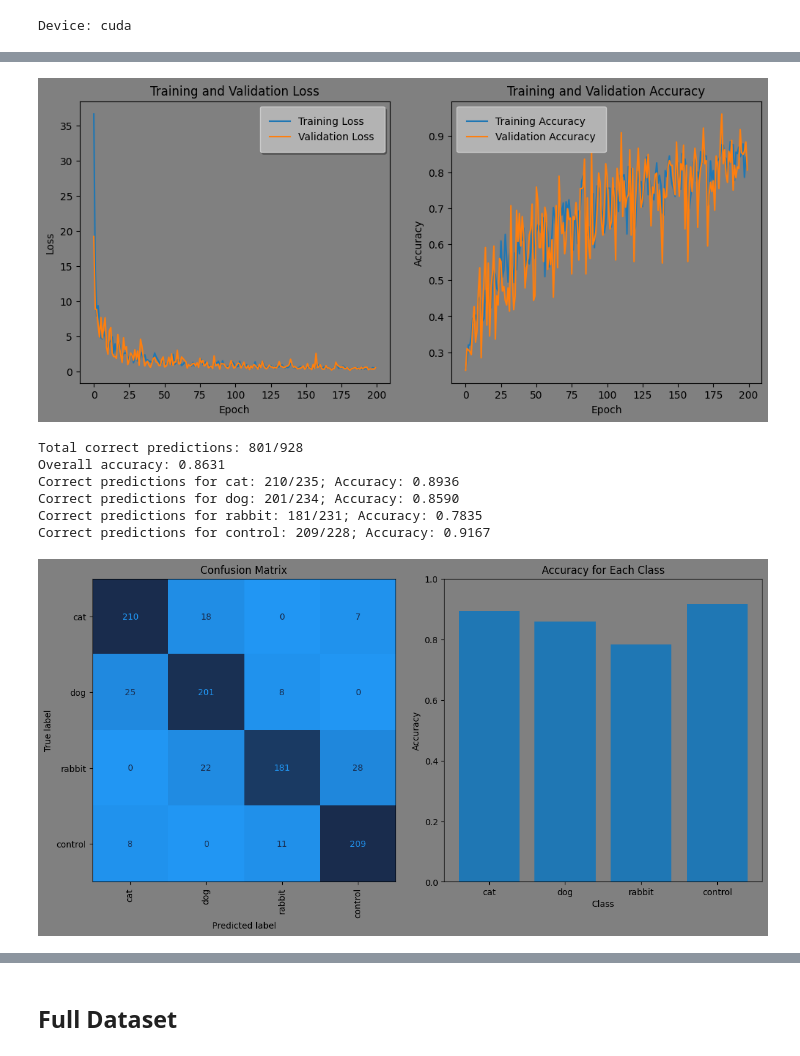
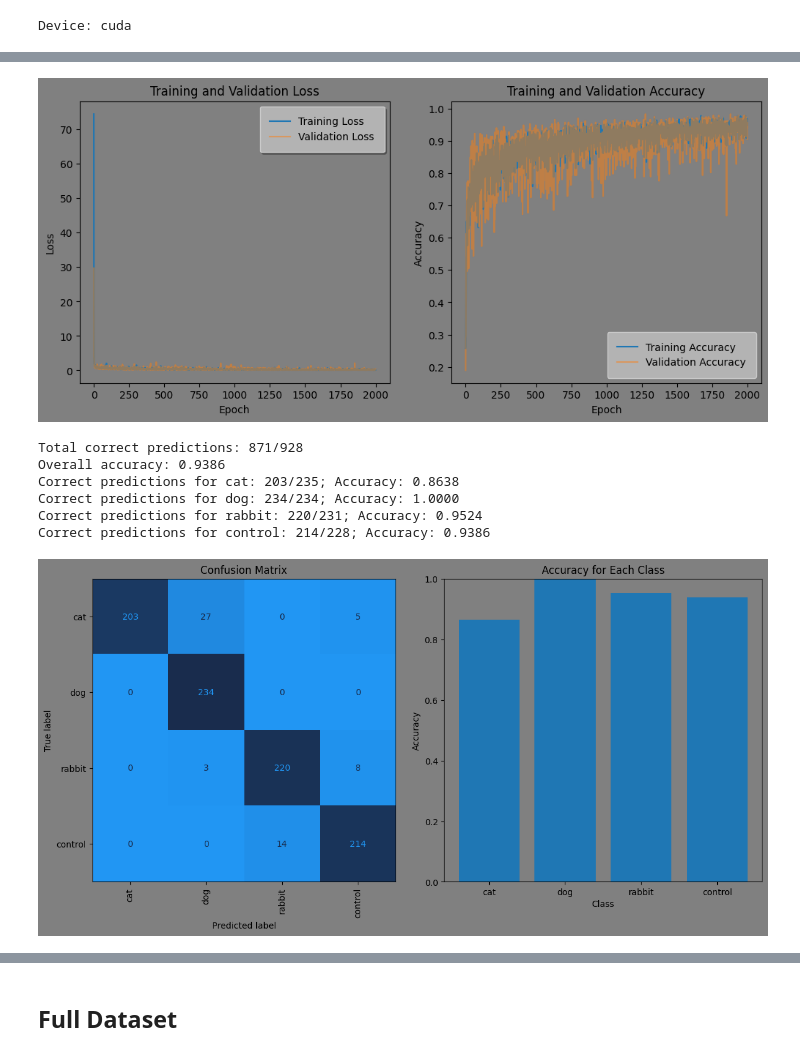
Before and after one commit to Xteom/SynapSee, a Jupyter notebook: SynapSee_models2.ipynb, the cells around one changed output, grey strips where cells are left out. Saved outputs shown, nothing was run; the diff lists cells and outputs as text; code cells hidden in the pictures.

```diff
--- a/SynapSee_models2.ipynb
+++ b/SynapSee_models2.ipynb
@@ -235,14 +243,14 @@ def plot_loss_accuracy(train_losses, train_accuracies, val_losses, val_accuracie
 
     # Plotting training and validation losses
     ax1.plot(train_losses, label='Training Loss')
-    ax1.plot(val_losses, label='Validation Loss')
+    ax1.plot(val_losses, label='Validation Loss', alpha=0.5)
     ax1.set_title('Training and Validation Loss')
     ax1.set_xlabel('Epoch')
     ax1.set_ylabel('Loss')
 
     # Plotting training and validation accuracies
     ax2.plot(train_accuracies, label='Training Accuracy')
-    ax2.plot(val_accuracies, label='Validation Accuracy')
+    ax2.plot(val_accuracies, label='Validation Accuracy', alpha=0.5)
     ax2.set_title('Training and Validation Accuracy')
     ax2.set_xlabel('Epoch')
     ax2.set_ylabel('Accuracy')
@@ -644,7 +654,7 @@ eegsuperconv = EEGSuperConv(num_channels=16, num_classes=4).to(device)
 criterion = nn.CrossEntropyLoss()
 
 # Optimizer (example: using Adam)
-optimizer = optim.Adam(eegsuperconv.parameters(), lr=0.0001)
+optimizer = optim.Adam(eegsuperconv.parameters(), lr=0.00001)
 
 # Training loop
 train_losses, train_accuracies, val_losses, val_accuracies = train_model(eegsuperconv,
@@ -653,18 +663,18 @@ train_losses, train_accuracies, val_losses, val_accuracies = train_model(eegsupe
                                                                         criterion,
                                                                         optimizer,
                                                                         device,
-                                                                        num_epochs=200,
+                                                                        num_epochs=2000,
                                                                         patience=-1,
-                                                                        verbose=10)
+                                                                        verbose=100)
 
 # Plot the training and validation losses
 plot_loss_accuracy(train_losses, train_accuracies, val_losses, val_accuracies)
 
 # Evaluate the model on the training set
 evaluate_class_metrics(eegsuperconv, train_dataloader, device,
-                        class_names=['cat', 'dog', 'rabbit', 'control'])
+                        class_names=eeg_dataset.class_mapping.keys())
 
 # Evaluate the model on the validation set
 evaluate_class_metrics(eegsuperconv, val_dataloader, device, print_metrics=False,
-                        class_names=['cat', 'dog', 'rabbit', 'control'])
+                        class_names=eeg_dataset.class_mapping.keys())
 # %% [output]
@@ -691,8 +698,8 @@ Epoch [191/200], Train Loss: 0.5935, Train Accuracy: 0.7769, Validation Loss: 0.
-[figure, old version]
+[figure, new version]
-Total correct predictions: 801/928
-Overall accuracy: 0.8631
-Correct predictions for cat: 210/235; Accuracy: 0.8936
-Correct predictions for dog: 201/234; Accuracy: 0.8590
-Correct predictions for rabbit: 181/231; Accuracy: 0.7835
-Correct predictions for control: 209/228; Accuracy: 0.9167
+Total correct predictions: 871/928
+Overall accuracy: 0.9386
+Correct predictions for cat: 203/235; Accuracy: 0.8638
+Correct predictions for dog: 234/234; Accuracy: 1.0000
+Correct predictions for rabbit: 220/231; Accuracy: 0.9524
+Correct predictions for control: 214/228; Accuracy: 0.9386
-[figure, old version]
+[figure, new version]
```
Also changed, not shown: parts of 13 cells of this notebook.
